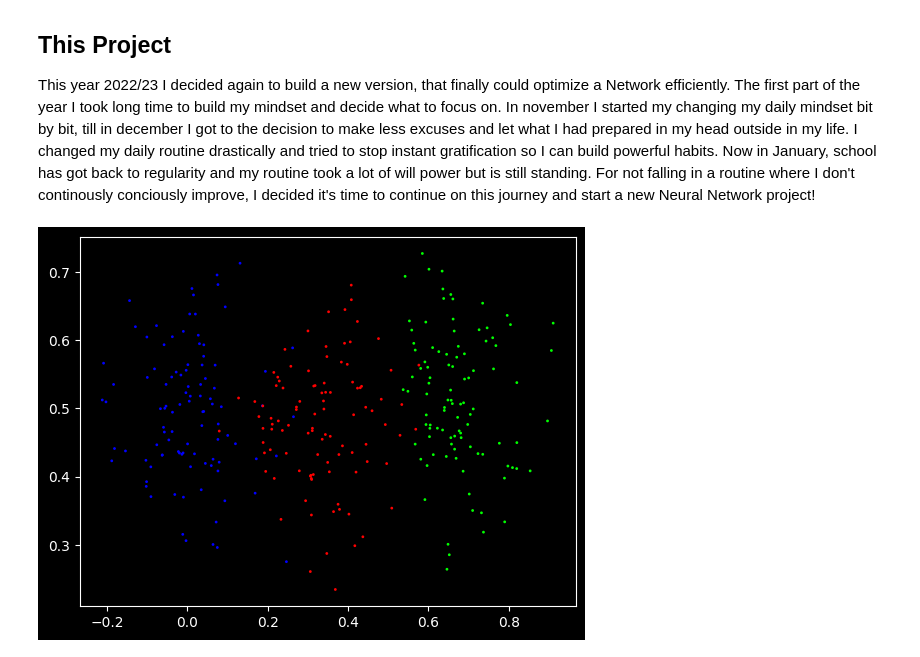
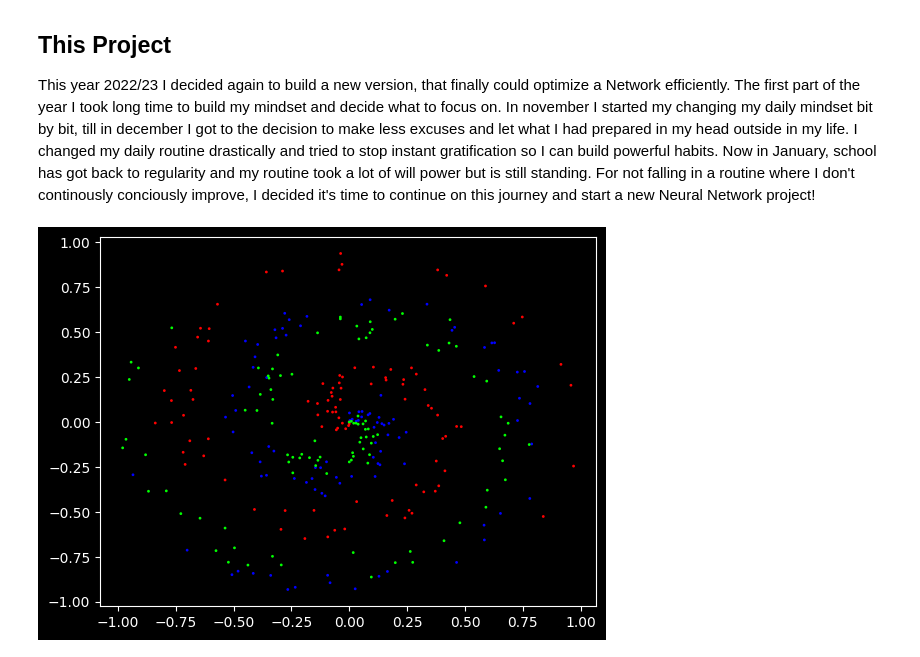
Before and after one commit to DavidVoellm/Neural_Network_Library, a Jupyter notebook: main.ipynb, the cells around one changed output. Cells and saved outputs as stored; diff of their text form; code cells hidden in the pictures.

```diff
--- a/main.ipynb
+++ b/main.ipynb
@@ -138,10 +140,10 @@ class Network:
 # %%
-X, y = vertical_data(samples = 100, classes = 3)
+X, y = spiral_data(samples = 100, classes = 3)
 plt.style.use('dark_background')
 plt.scatter(X[:,0], X[:,1], c=y, s=1, cmap="brg")
 plt.show()
 # %% [output]
-[figure, old version]
+[figure, new version]
 # %%
 myNN = Network(LossFunc=CategorialCrossEntropy())
 myNN.addLayer(Layer_Dense(2, 5, ReLU()))
```
Also changed, not shown: parts of 5 cells of this notebook.
